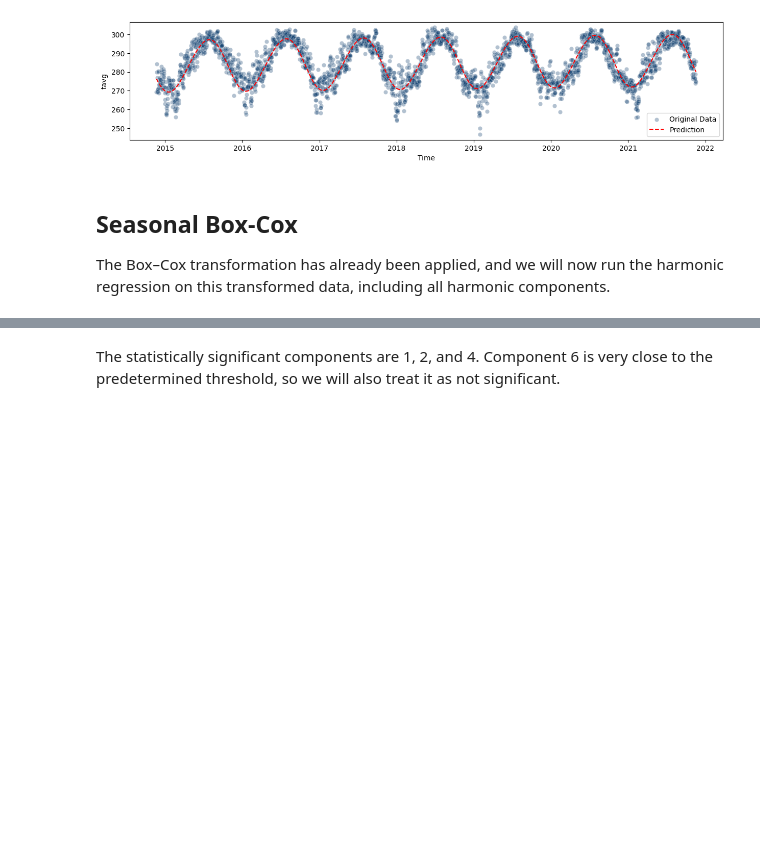
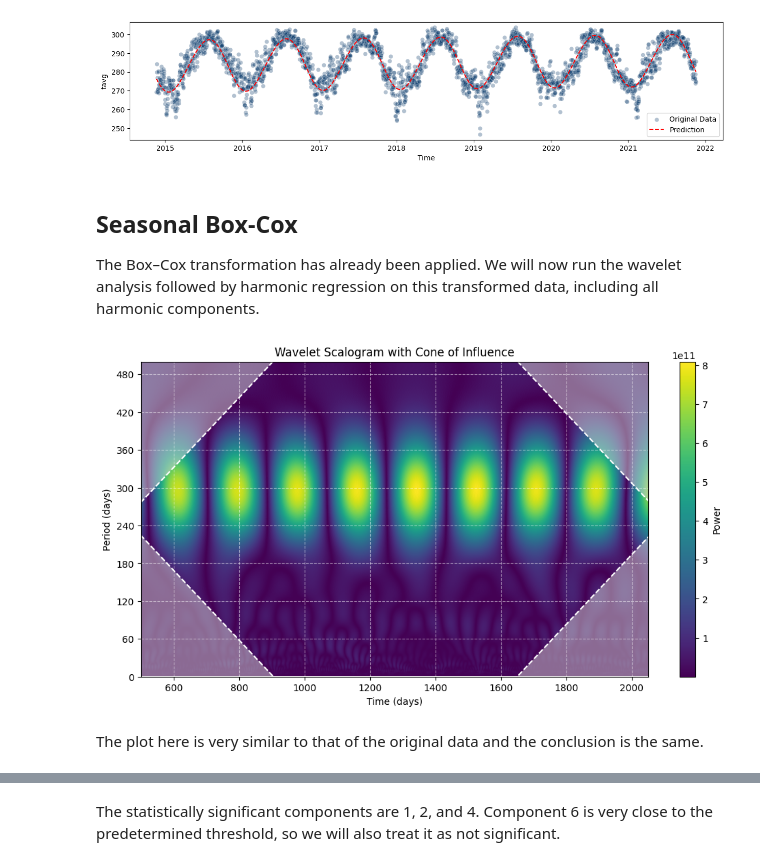
Before and after one commit to pedrogabrielmoura/ChicagoWeatherForecast, a Jupyter notebook: notebooks/exploratory_analysis/eda-linear.ipynb, the cells around one changed output, grey strips where cells are left out. Cells and saved outputs as stored; diff of their text form; code cells hidden in the pictures; blank space fills up the shorter version.

```diff
--- a/notebooks/exploratory_analysis/eda-linear.ipynb
+++ b/notebooks/exploratory_analysis/eda-linear.ipynb
@@ -252,7 +258,13 @@ plt.show()
 [figure]
 # %% [markdown]
 ## Seasonal Box-Cox
-The Box–Cox transformation has already been applied, and we will now run the harmonic regression on this transformed data, including all harmonic components.
+The Box–Cox transformation has already been applied. We will now run the wavelet analysis followed by harmonic regression on this transformed data, including all harmonic components.
+# %%
+wavelet(df_train_valid['box_tavg'] - df_train_valid['box_tendency'], 1, 500)
+# %% [output]
+[figure, added]
+# %% [markdown]
+The plot here is very similar to that of the original data and the conclusion is the same.
 # %%
 box_y = df_train_valid['box_tavg'] - df_train_valid['box_tendency']
 box_X = np.column_stack([
```
Also changed, not shown: parts of 9 cells of this notebook, 2 other files.
